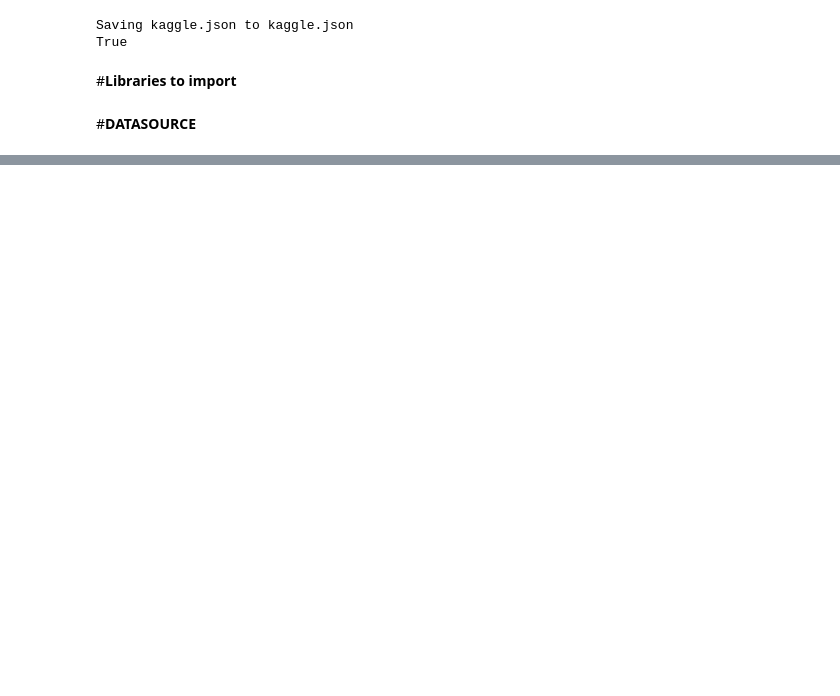
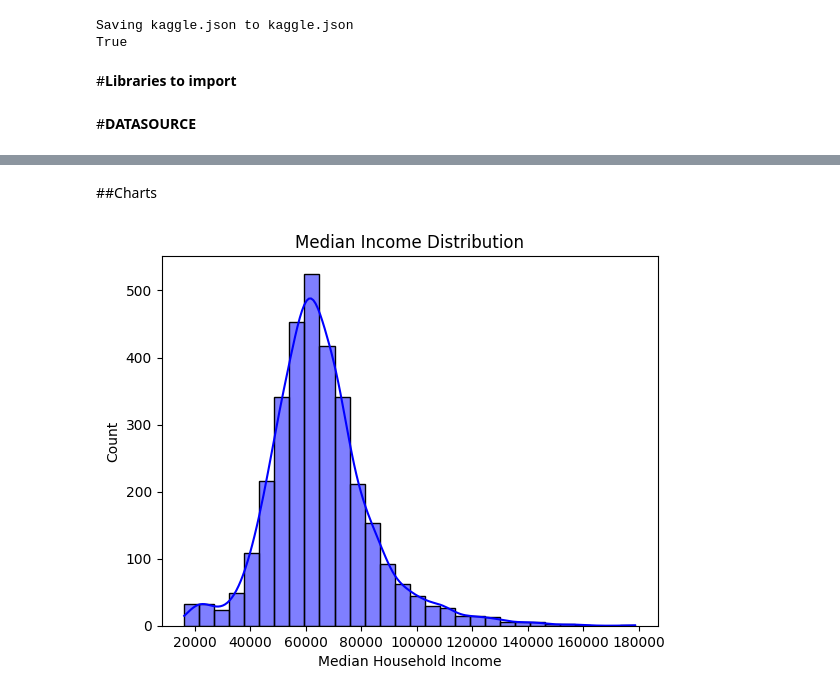
Before and after one commit to fergarcat/eda-usa-income, a Jupyter notebook: EDA_USA_Urban_Rural_Income.ipynb, the cells around one changed output, grey strips where cells are left out. Cells and saved outputs as stored; diff of their text form; code cells hidden in the pictures; blank space fills up the shorter version.

```diff
--- a/EDA_USA_Urban_Rural_Income.ipynb
+++ b/EDA_USA_Urban_Rural_Income.ipynb
@@ -363,0 +212,9 @@ plt.show()
+# %% [markdown]
+##Charts
+# %%
+# @title Median Income Frequence Histogram and Poligon
+sns.histplot(df['Median Household Income'], kde=True, color='blue', bins=30)
+plt.title('Median Income Distribution')
+plt.show()
+# %% [output]
+[figure, added]
```
Also changed, not shown: parts of 40 cells of this notebook.
